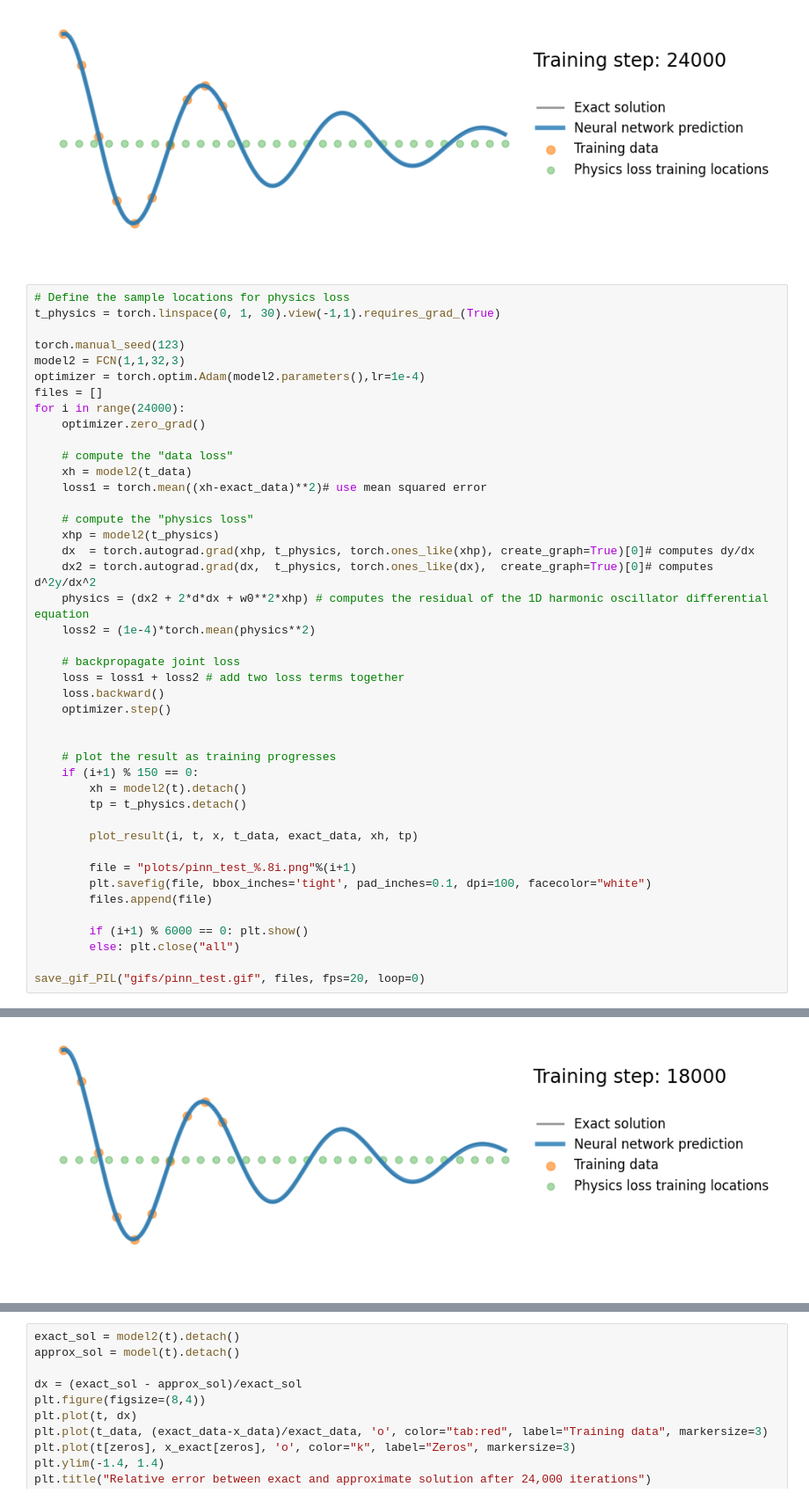
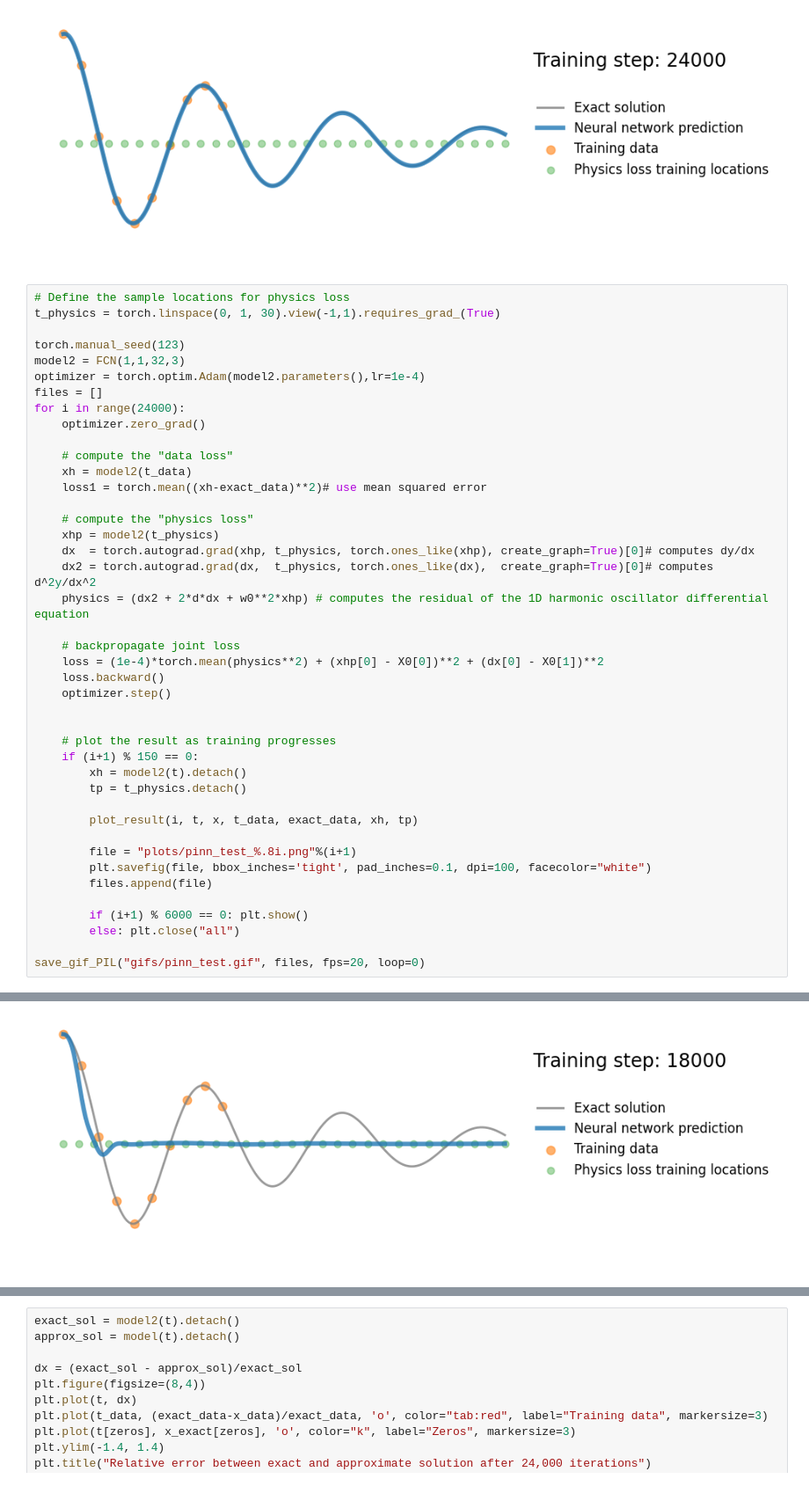
Before and after one commit to Mehdi-Haned/PINNs-Spring2025, a Jupyter notebook: PINN_Experiment.ipynb, the cells around one changed output, grey strips where cells are left out. Shown: that part at 88% size. Drawn from its saved outputs; the diff is of its cells as text.

```diff
--- a/PINN_Experiment.ipynb
+++ b/PINN_Experiment.ipynb
@@ -248,10 +244,9 @@ for i in range(24000):
     dx  = torch.autograd.grad(xhp, t_physics, torch.ones_like(xhp), create_graph=True)[0]# computes dy/dx
     dx2 = torch.autograd.grad(dx,  t_physics, torch.ones_like(dx),  create_graph=True)[0]# computes d^2y/dx^2
     physics = (dx2 + 2*d*dx + w0**2*xhp) # computes the residual of the 1D harmonic oscillator differential equation
-    loss2 = (1e-4)*torch.mean(physics**2)
 
     # backpropagate joint loss
-    loss = loss1 + loss2 # add two loss terms together
+    loss = (1e-4)*torch.mean(physics**2) + (xhp[0] - X0[0])**2 + (dx[0] - X0[1])**2
     loss.backward()
     optimizer.step()
 
@@ -277 +272 @@ save_gif_PIL("gifs/pinn_test.gif", files, fps=20, loop=0)
-[figure, old version]
+[figure, new version]
```
Also changed, not shown: parts of 2 cells of this notebook, 5 other files.
